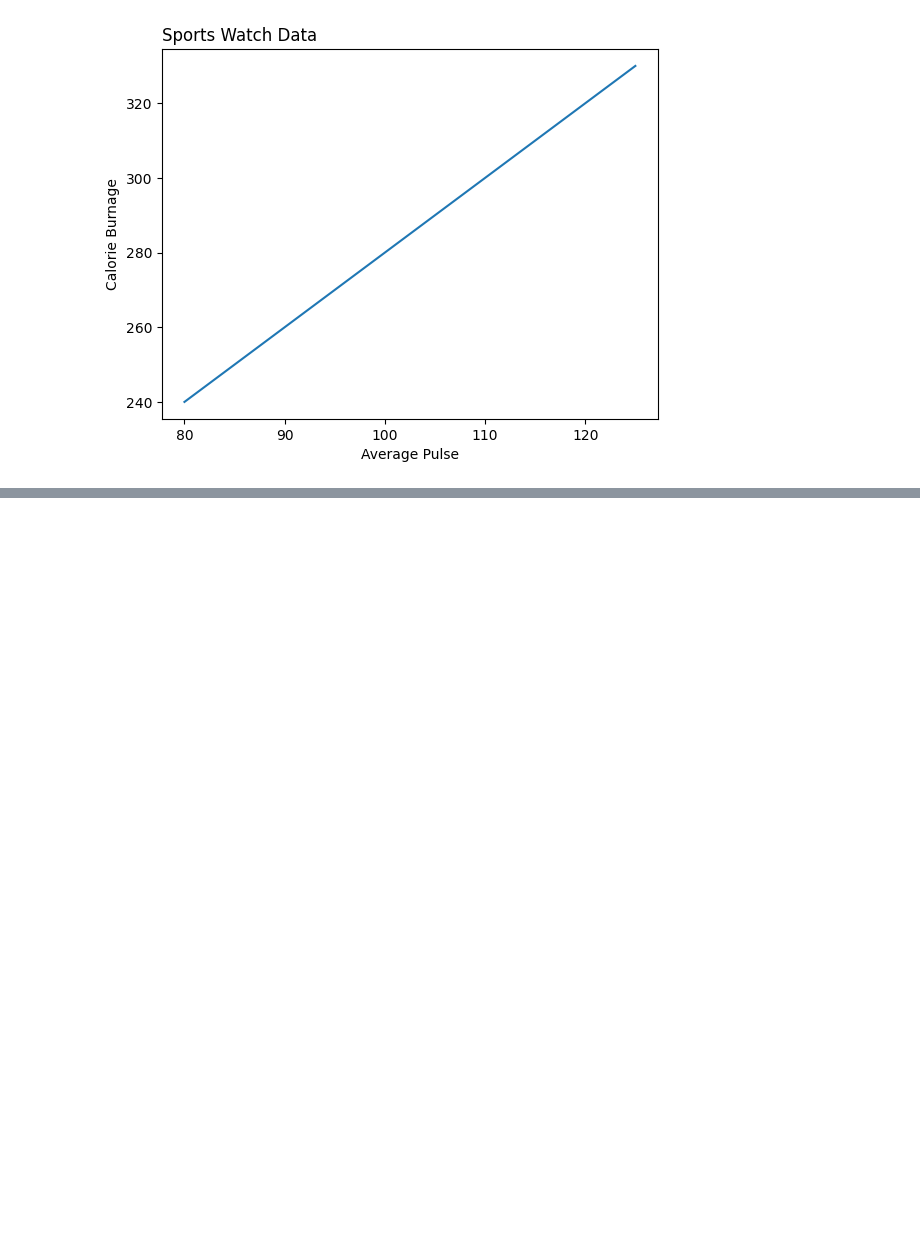
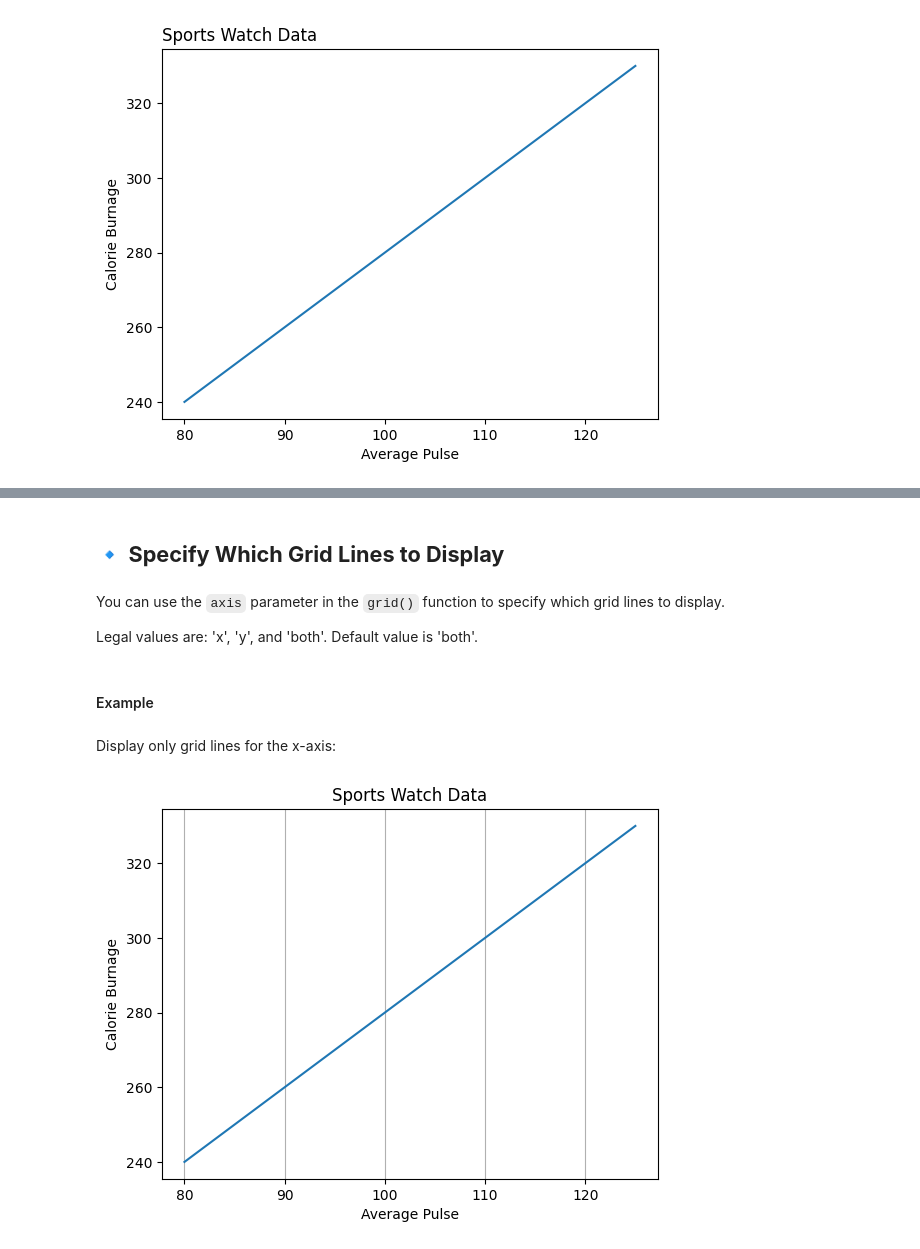
Before and after one commit to f0xpl0it/Tercer-Diplomado-en-Programacion-Basica, a Jupyter notebook: Python/Notebook/Sesion_13_2.ipynb, the cells around one changed output, grey strips where cells are left out. Cells and saved outputs as stored; diff of their text form; code cells hidden in the pictures; blank space fills up the shorter version.

```diff
--- a/Python/Notebook/Sesion_13_2.ipynb
+++ b/Python/Notebook/Sesion_13_2.ipynb
@@ -745,0 +872,28 @@ plt.show()
+# %% [markdown]
+## 🔹 **Specify Which Grid Lines to Display**
+# %% [markdown]
+You can use the `axis` parameter in the `grid()` function to specify which grid lines to display.
+
+Legal values are: 'x', 'y', and 'both'. Default value is 'both'.
+# %% [markdown]
+#### Example
+# %% [markdown]
+Display only grid lines for the x-axis:
+# %%
+import numpy as np
+import matplotlib.pyplot as plt
+
+x = np.array([80, 85, 90, 95, 100, 105, 110, 115, 120, 125])
+y = np.array([240, 250, 260, 270, 280, 290, 300, 310, 320, 330])
+
+plt.title("Sports Watch Data")
+plt.xlabel("Average Pulse")
+plt.ylabel("Calorie Burnage")
+
+plt.plot(x, y)
+
+plt.grid(axis = 'x')
+
+plt.show()
+# %% [output]
+[figure, added]
```
Also changed, not shown: parts of 216 cells of this notebook, 1 other file.
